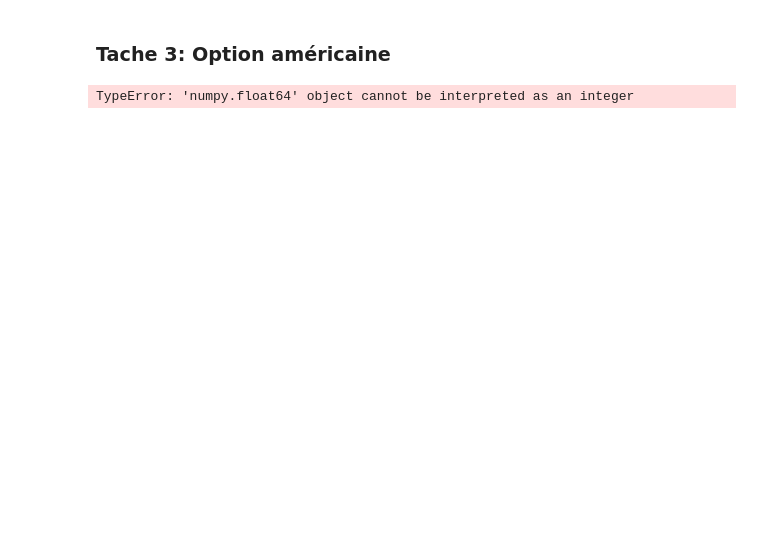
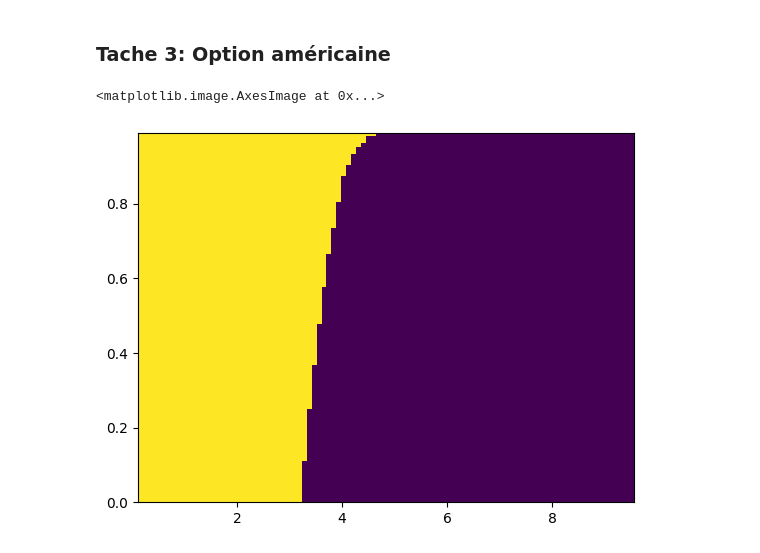
Before and after one commit to mohameml/EDP-ENSIMAG, a Jupyter notebook: TP2/rapport.ipynb, the cells around one changed output. Drawn from its saved outputs; the diff is of its cells as text; code cells hidden in the pictures; blank space fills up the shorter version.

```diff
--- a/TP2/rapport.ipynb
+++ b/TP2/rapport.ipynb
@@ -101,14 +114,14 @@ def price_amr(N,M,K,T,sigma,r, delta, payOff,epsilon,K_max):
     C = np.zeros((N,M))
 
     a = np.log(K/10)
-    b = np.log(K*10)
+    b = np.log(10*K)
 
     delta_x = (b-a)/(N+1)
     delta_t = T/M
 
     alpha = (1+ sigma**2 * delta_t/delta_x**2 + r*delta_t)
-    beta = -(sigma**2 * delta_t/(2*delta_x**2) + (r-delta-sigma**2 /2 )*delta_t/(2*delta_x))
-    gamma = (-sigma**2 * delta_t/(2*delta_x**2) + (r-delta-sigma**2 /2 )*delta_t/(2*delta_x))
+    beta = -(sigma**2 * delta_t/(2*delta_x**2) + (r - delta - sigma**2/2 )*delta_t/(2*delta_x))
+    gamma = (-sigma**2 * delta_t/(2*delta_x**2) + (r - delta - sigma**2/2 )*delta_t/(2*delta_x))
 
     F = np.zeros(N)
     F[0]= -gamma*payOff(np.exp(a),K)
@@ -116,8 +129,10 @@ def price_amr(N,M,K,T,sigma,r, delta, payOff,epsilon,K_max):
 
     G = np.array([payOff(np.exp(a+n*delta_x),K) for n in range(1,N+1)])
 
-    U[:,0]=G
-    C[:,0]= np.array([1 for _ in range(N)])
+    # cas initiale :
+    U[:,0]=GSP(alpha , beta , gamma , G+F , G, G , epsilon , K_max)[0]
+    for i in range(N):
+        C[i,0] = 1 if U[i,0] == G[i] else 0
     for m in range(1,M):
         B = U[:,m-1] + F
         x_0 = U[:,m-1]
@@ -137,32 +152,29 @@ def payoff_put(S,K):
     return max(K-S,0)
 # %%
 #test
-N,M=100,100
-K=1
-T=1
+N = 100
+M = 100
+K = 1
+T = 1
 sigma = 0.5
 r = 0.02
 delta = 0.01
 epsilon = 10e-4
 K_max = 1000
 
 a = np.log(K/10)
 b = np.log(K*10)
 
 delta_x = (b-a)/(N+1)
 delta_t = T/M
 
-U,C = price_amr(N,M,K,T,sigma,r, delta, payoff_call,epsilon,K_max)
+U,C = price_amr(N,M,K,T,sigma,r, delta, payoff_put,epsilon,K_max)
 
 abs_x = [np.exp(a + i*delta_x) for i in range(1,N+1) ]
 ord_y = [T-i*delta_t for i in range(1,M+1) ]
 
-plt.figure(figsize=(10,6))
-# Affichage de la matrice avec des axes personnalisés
+
 plt.imshow(C.T, aspect='auto', extent=[abs_x[0], abs_x[-1], ord_y[-1], ord_y[0]])
-
-
-# Affichage du graphique
-plt.show()
 # %% [output]
-TypeError: 'numpy.float64' object cannot be interpreted as an integer
+<matplotlib.image.AxesImage at 0x...>
+[figure, added]
```
Also changed, not shown: parts of 7 cells of this notebook.
